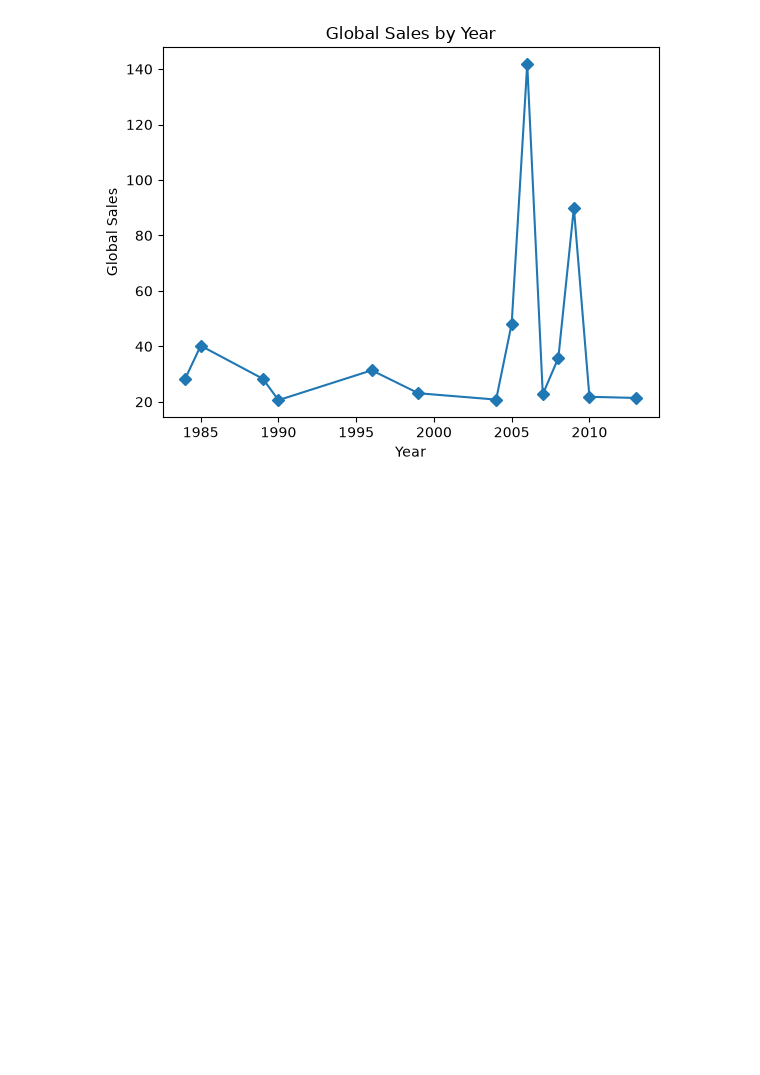
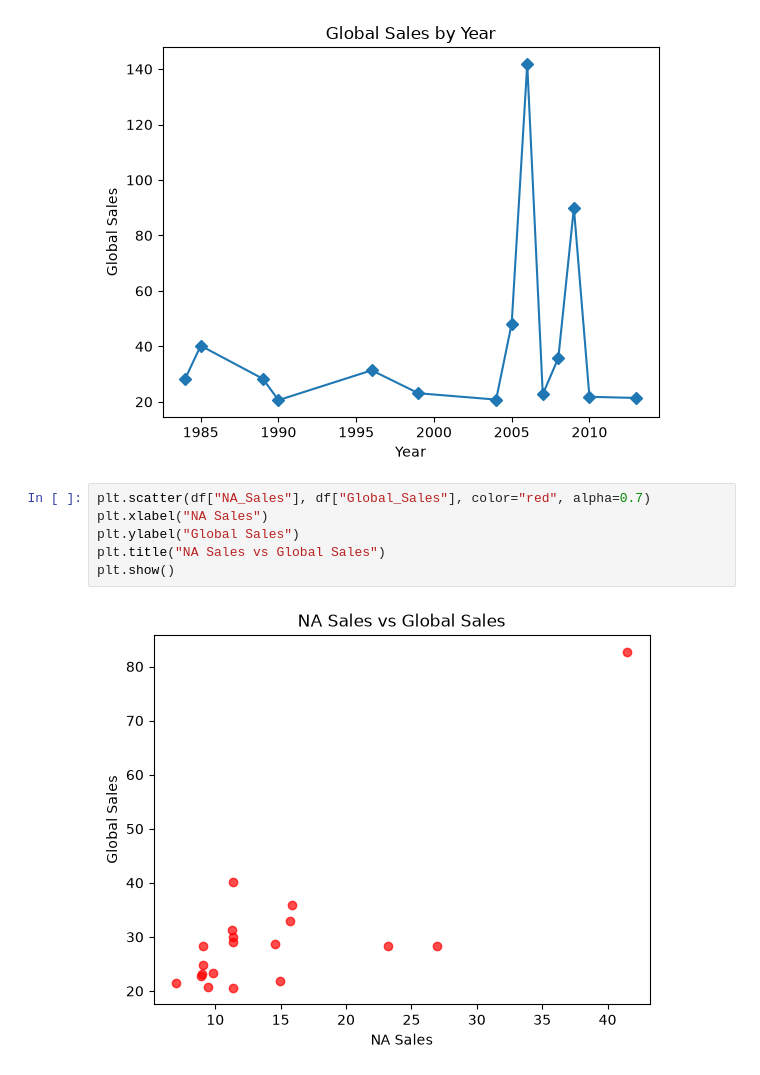
Before and after one commit to Mimi97-aqua/matplotlib_sales_analysis, a Jupyter notebook: analysis.ipynb, the cells around one changed output. Saved outputs shown, nothing was run; the diff lists cells and outputs as text; blank space fills up the shorter version.

Commit message:
feat: Create scatterplot comparing global and NA sales

```diff
--- a/analysis.ipynb
+++ b/analysis.ipynb
@@ -145,3 +145,11 @@ plt.title("Global Sales by Year")
 plt.show()
 # %% [output]
 [figure]
+# %%
+plt.scatter(df["NA_Sales"], df["Global_Sales"], color="red", alpha=0.7)
+plt.xlabel("NA Sales")
+plt.ylabel("Global Sales")
+plt.title("NA Sales vs Global Sales")
+plt.show()
+# %% [output]
+[figure, added]
```
